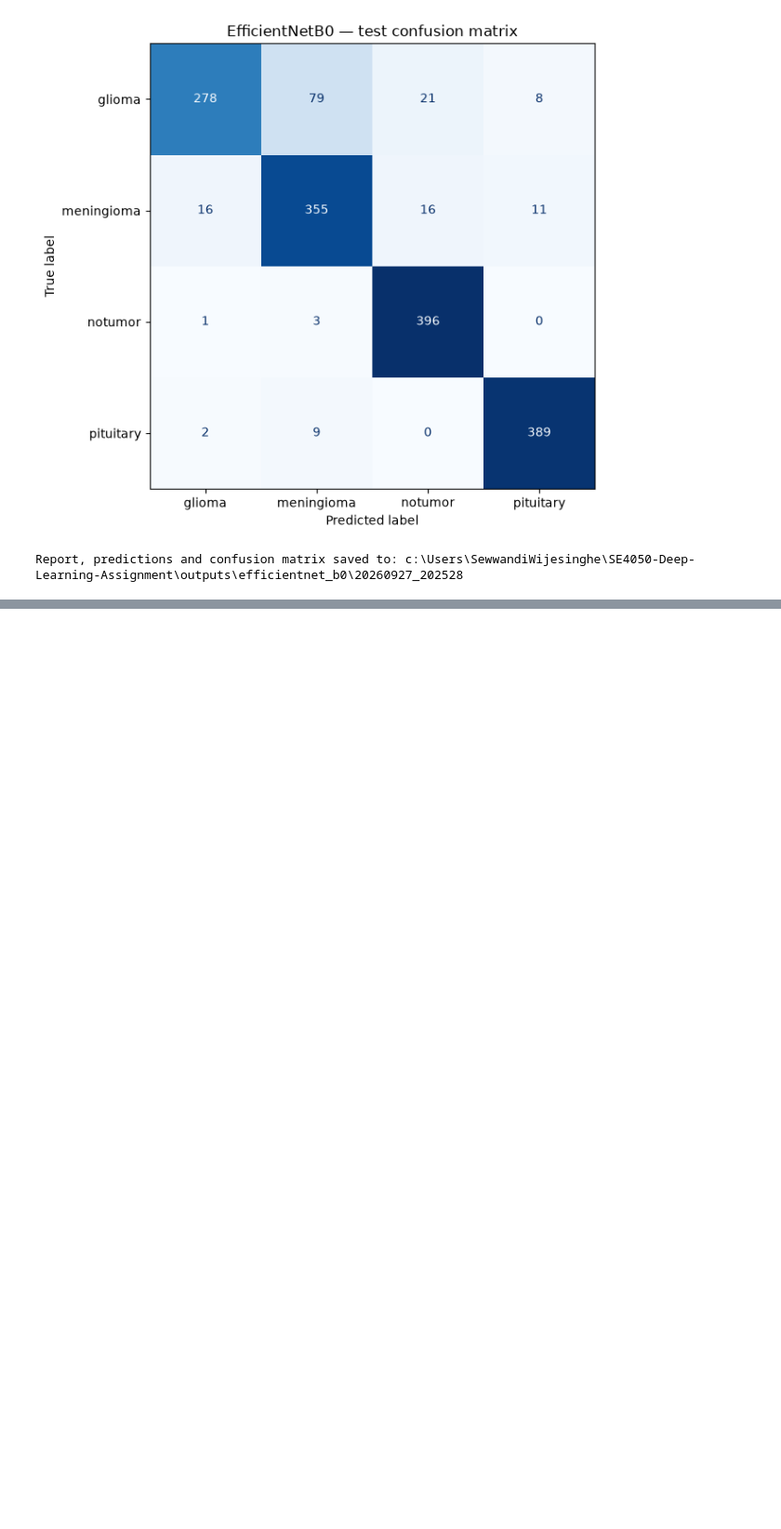
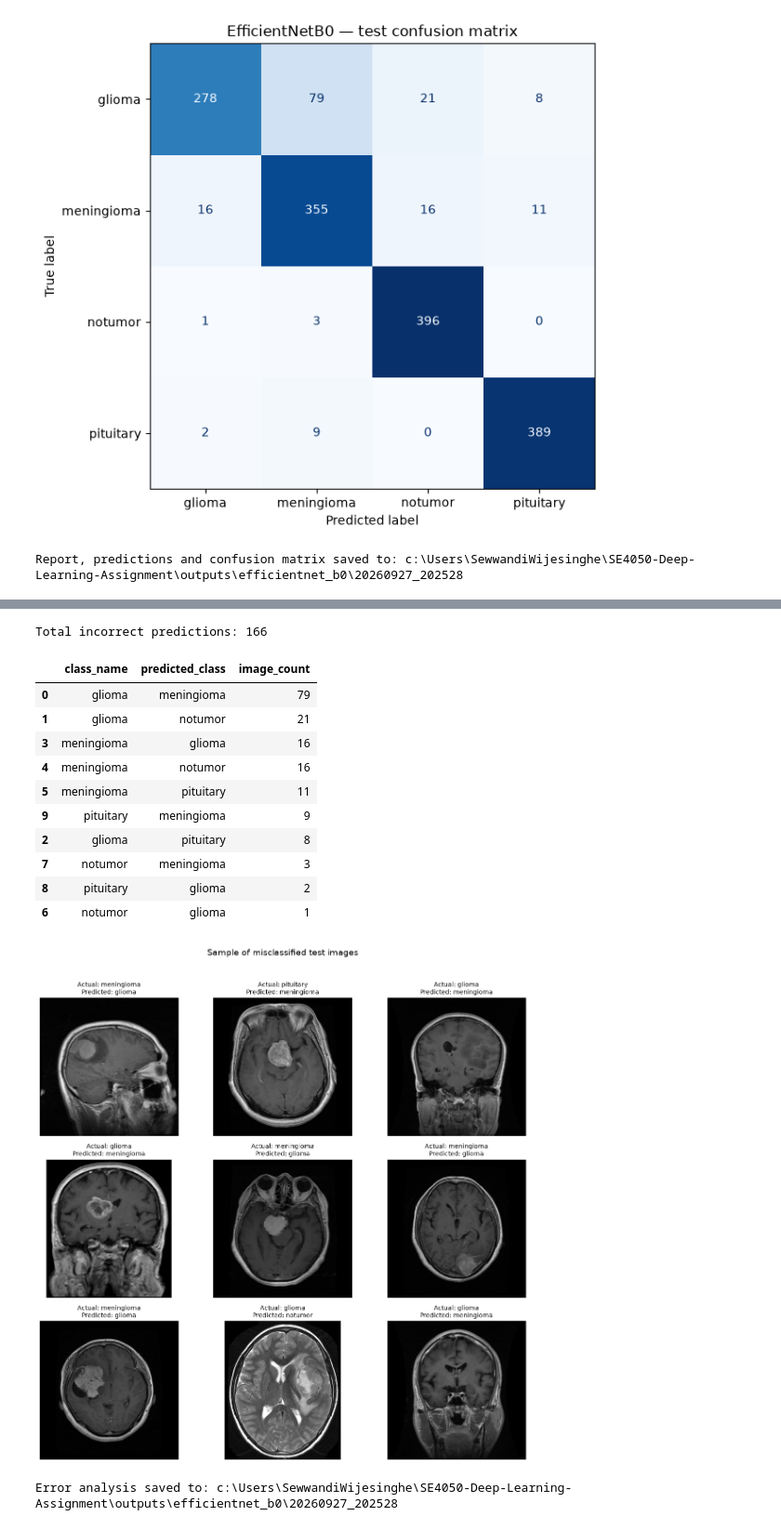
Before and after one commit to Dissa2003/SE4050-Deep-Learning-Assignment, a Jupyter notebook: notebooks/04_efficientnet_b0.ipynb, the cells around one changed output, grey strips where cells are left out. Shown at 93% size. Cells and saved outputs as stored; diff of their text form; code cells hidden in the pictures; blank space fills up the shorter version.

Commit message:
Add misclassification analysis and example predictions

```diff
--- a/notebooks/04_efficientnet_b0.ipynb
+++ b/notebooks/04_efficientnet_b0.ipynb
@@ -793,0 +803,75 @@ Report, predictions and confusion matrix saved to: c:\Users\SewwandiWijesinghe\S
+# %%
+from PIL import Image
+
+# Select incorrect predictions.
+errors_df = predictions_df.loc[
+    ~predictions_df["correct"]
+].copy()
+
+print("Total incorrect predictions:", len(errors_df))
+
+# Count the different types of errors.
+error_counts = (
+    errors_df.groupby(["class_name", "predicted_class"])
+    .size()
+    .reset_index(name="image_count")
+    .sort_values("image_count", ascending=False)
+)
+
+display(error_counts)
+
+error_counts.to_csv(
+    run_dir / "error_type_counts.csv",
+    index=False,
+)
+
+# Display a reproducible random sample of incorrect predictions.
+if not errors_df.empty:
+    sample_errors = errors_df.sample(
+        n=min(9, len(errors_df)),
+        random_state=SEED,
+    )
+
+    fig, axes = plt.subplots(3, 3, figsize=(12, 12))
+
+    for ax in axes.flat:
+        ax.axis("off")
+
+    for ax, (_, row) in zip(axes.flat, sample_errors.iterrows()):
+        image_path = data_dir / row["relative_path"]
+
+        with Image.open(image_path) as img:
+            ax.imshow(img.convert("RGB"))
+
+        ax.set_title(
+            f"Actual: {row['class_name']}\n"
+            f"Predicted: {row['predicted_class']}",
+            fontsize=10,
+        )
+
+    fig.suptitle("Sample of misclassified test images", fontsize=14)
+    plt.tight_layout(rect=[0, 0, 1, 0.96])
+
+    fig.savefig(
+        run_dir / "misclassified_examples.png",
+        dpi=150,
+        bbox_inches="tight",
+    )
+    plt.show()
+
+print("Error analysis saved to:", run_dir)
+# %% [output]
+Total incorrect predictions: 166
+|  | class_name | predicted_class | image_count |
+| 0 | glioma | meningioma | 79 |
+| 1 | glioma | notumor | 21 |
+| 3 | meningioma | glioma | 16 |
+| 4 | meningioma | notumor | 16 |
+| 5 | meningioma | pituitary | 11 |
+| 9 | pituitary | meningioma | 9 |
+| 2 | glioma | pituitary | 8 |
+| 7 | notumor | meningioma | 3 |
+| 8 | pituitary | glioma | 2 |
+| 6 | notumor | glioma | 1 |
+[figure, added]
+Error analysis saved to: c:\Users\SewwandiWijesinghe\SE4050-Deep-Learning-Assignment\outputs\efficientnet_b0\20260927_202528
```
Also changed, not shown: parts of 1 cell of this notebook, 1 other file.
